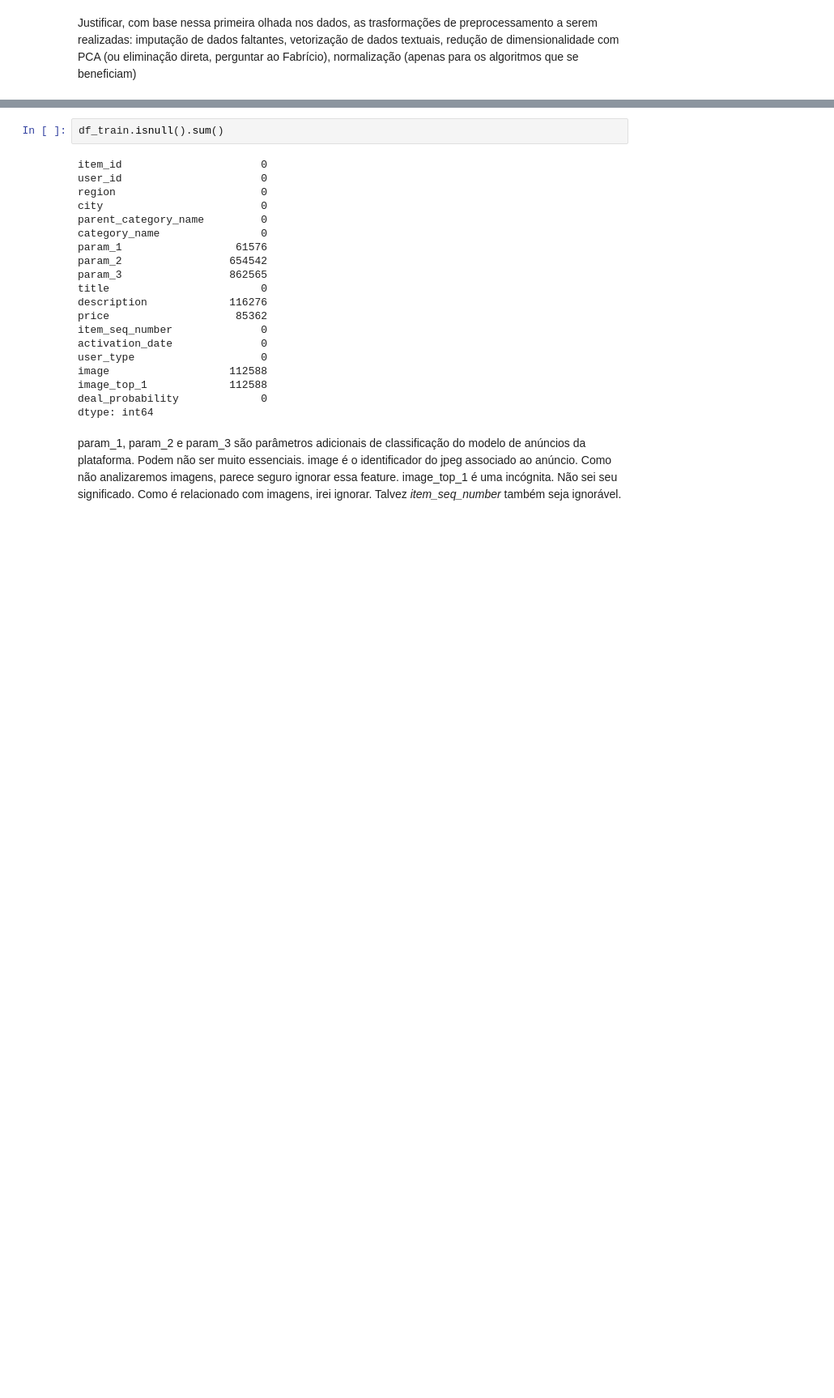
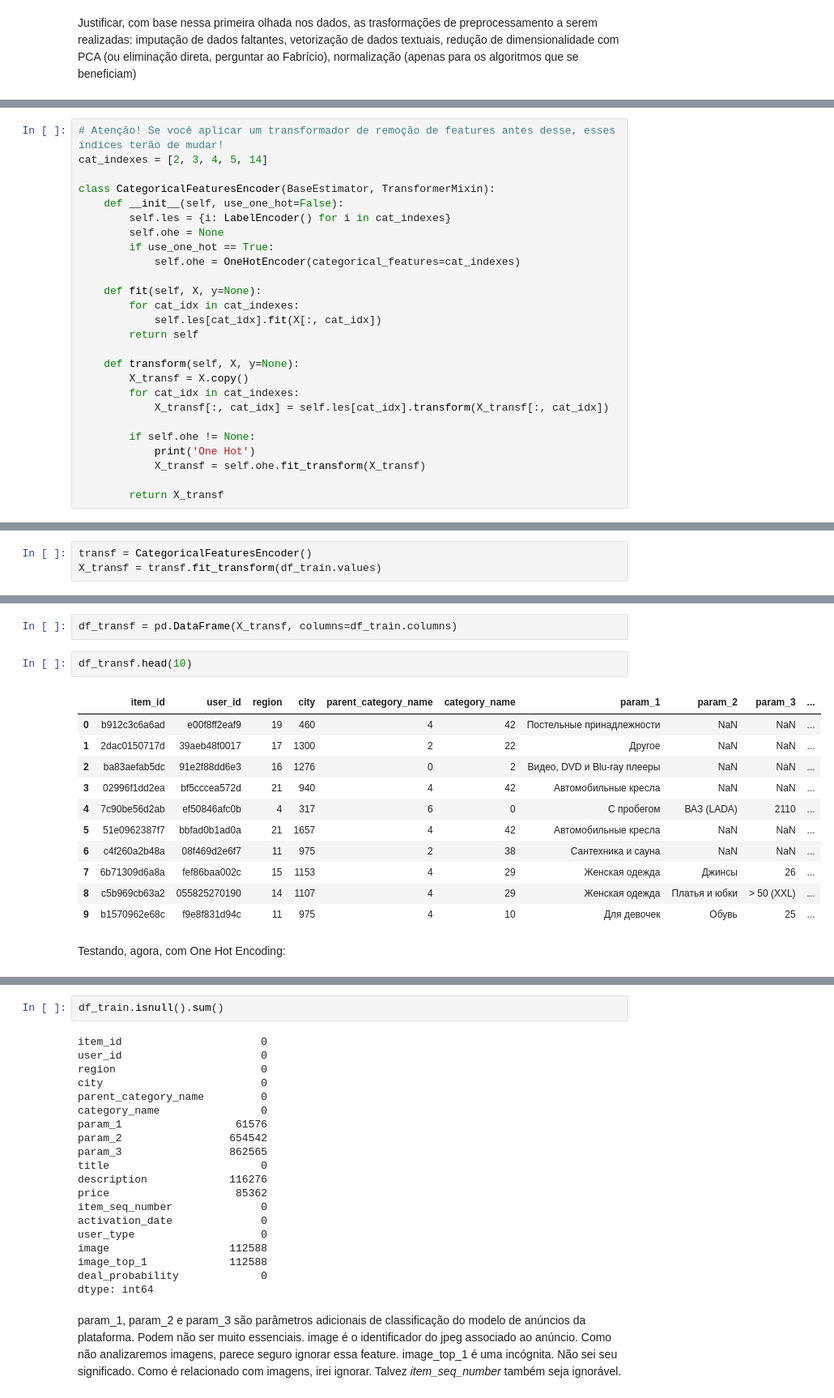
Before and after one commit to RafaelFK/avito_challenge, a Jupyter notebook: Avito Challenge Report.ipynb, the cells around one changed output, grey strips where cells are left out. Shown at 81% size. Saved outputs shown, nothing was run; the diff lists cells and outputs as text; blank space fills up the shorter version.

```diff
--- a/Avito Challenge Report.ipynb
+++ b/Avito Challenge Report.ipynb
@@ -48,0 +112,26 @@ Justificar, com base nessa primeira olhada nos dados, as trasformações de prep
+# %%
+# Atenção! Se você aplicar um transformador de remoção de features antes desse, esses índices terão de mudar!
+cat_indexes = [2, 3, 4, 5, 14]
+
+class CategoricalFeaturesEncoder(BaseEstimator, TransformerMixin):
+    def __init__(self, use_one_hot=False):
+        self.les = {i: LabelEncoder() for i in cat_indexes}
+        self.ohe = None
+        if use_one_hot == True:
+            self.ohe = OneHotEncoder(categorical_features=cat_indexes)
+
+    def fit(self, X, y=None):
+        for cat_idx in cat_indexes:
+            self.les[cat_idx].fit(X[:, cat_idx])
+        return self
+
+    def transform(self, X, y=None):
+        X_transf = X.copy()
+        for cat_idx in cat_indexes:
+            X_transf[:, cat_idx] = self.les[cat_idx].transform(X_transf[:, cat_idx])
+
+        if self.ohe != None:
+            print('One Hot')
+            X_transf = self.ohe.fit_transform(X_transf)
+
+        return X_transf
@@ -48,0 +140,3 @@ Justificar, com base nessa primeira olhada nos dados, as trasformações de prep
+# %%
+transf = CategoricalFeaturesEncoder()
+X_transf = transf.fit_transform(df_train.values)
@@ -48,0 +163,18 @@ Justificar, com base nessa primeira olhada nos dados, as trasformações de prep
+# %%
+df_transf = pd.DataFrame(X_transf, columns=df_train.columns)
+# %%
+df_transf.head(10)
+# %% [output]
+|  | item_id | user_id | region | city | parent_category_name | category_name | param_1 | param_2 | param_3 | ... |
+| 0 | b912c3c6a6ad | e00f8ff2eaf9 | 19 | 460 | 4 | 42 | Постельные принадлежности | NaN | NaN | ... |
+| 1 | 2dac0150717d | 39aeb48f0017 | 17 | 1300 | 2 | 22 | Другое | NaN | NaN | ... |
+| 2 | ba83aefab5dc | 91e2f88dd6e3 | 16 | 1276 | 0 | 2 | Видео, DVD и Blu-ray плееры | NaN | NaN | ... |
+| 3 | 02996f1dd2ea | bf5cccea572d | 21 | 940 | 4 | 42 | Автомобильные кресла | NaN | NaN | ... |
+| 4 | 7c90be56d2ab | ef50846afc0b | 4 | 317 | 6 | 0 | С пробегом | ВАЗ (LADA) | 2110 | ... |
+| 5 | 51e0962387f7 | bbfad0b1ad0a | 21 | 1657 | 4 | 42 | Автомобильные кресла | NaN | NaN | ... |
+| 6 | c4f260a2b48a | 08f469d2e6f7 | 11 | 975 | 2 | 38 | Сантехника и сауна | NaN | NaN | ... |
+| 7 | 6b71309d6a8a | fef86baa002c | 15 | 1153 | 4 | 29 | Женская одежда | Джинсы | 26 | ... |
+| 8 | c5b969cb63a2 | 055825270190 | 14 | 1107 | 4 | 29 | Женская одежда | Платья и юбки | > 50 (XXL) | ... |
+| 9 | b1570962e68c | f9e8f831d94c | 11 | 975 | 4 | 10 | Для девочек | Обувь | 25 | ... |
+# %% [markdown]
+Testando, agora, com One Hot Encoding:
```
Also changed, not shown: parts of 30 cells of this notebook.
